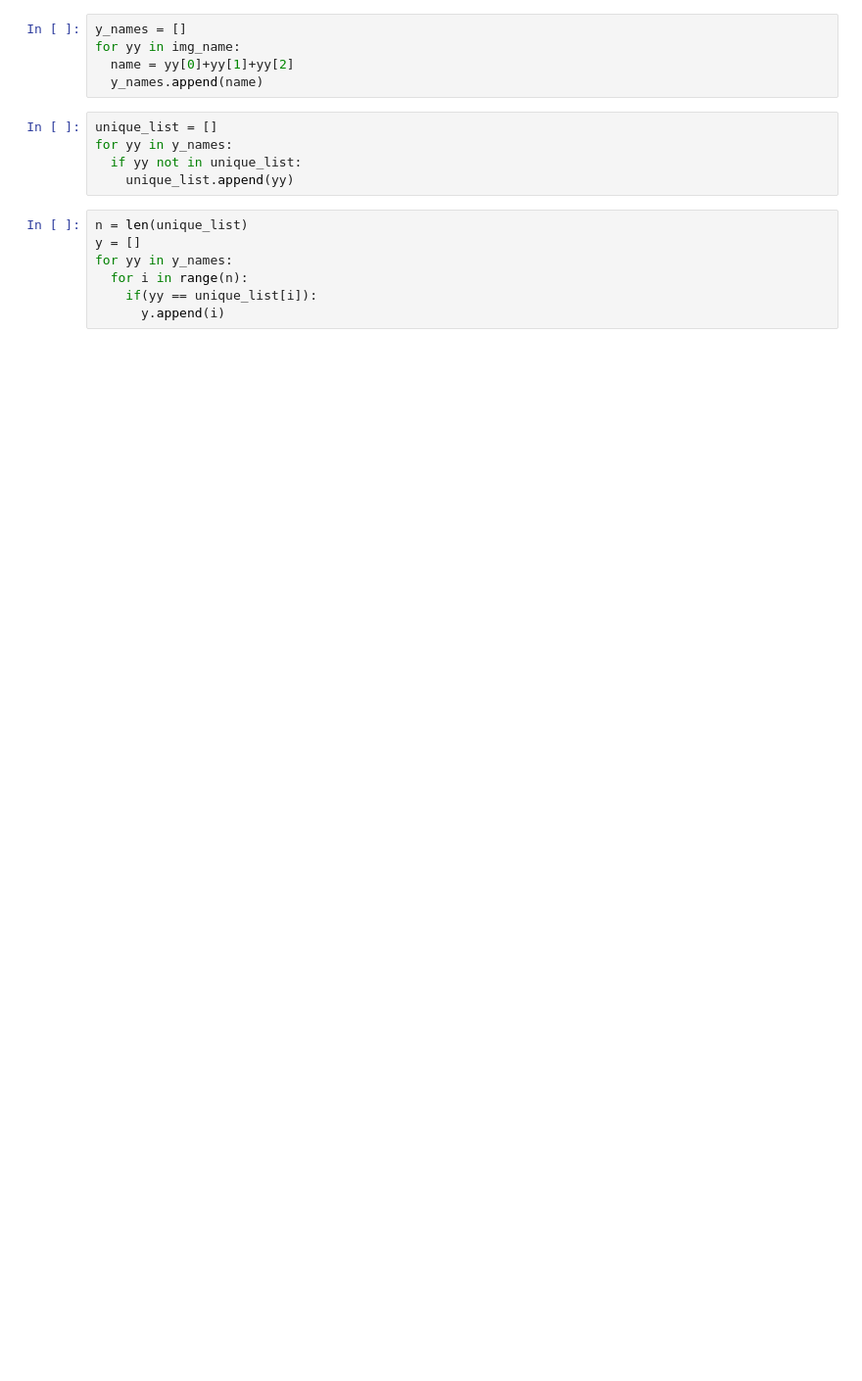
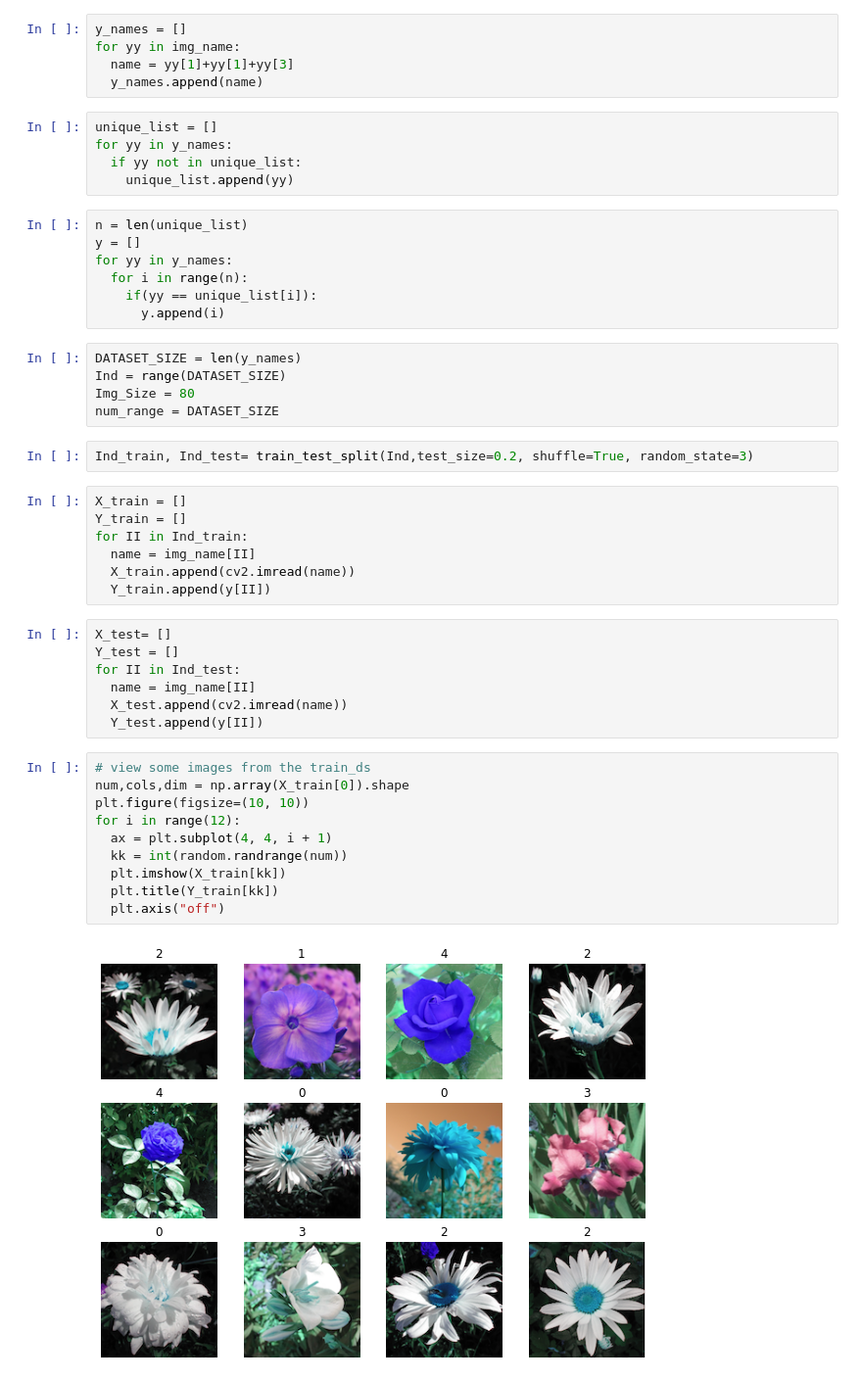
Before and after one commit to Fernanda101704/Basededados, a Jupyter notebook: Projeto_2_RN.ipynb, the cells around one changed output. Shown at 98% size. Cells and saved outputs as stored; diff of their text form; blank space fills up the shorter version.

```diff
--- a/Projeto_2_RN.ipynb
+++ b/Projeto_2_RN.ipynb
@@ -39,7 +43,7 @@ for FILE in Arq:
 # %%
 y_names = []
 for yy in img_name:
-  name = yy[0]+yy[1]+yy[2]
+  name = yy[1]+yy[1]+yy[3]
   y_names.append(name)
 # %%
 unique_list = []
@@ -53,3 +57,36 @@ for yy in y_names:
   for i in range(n):
     if(yy == unique_list[i]):
       y.append(i)
+# %%
+DATASET_SIZE = len(y_names)
+Ind = range(DATASET_SIZE)
+Img_Size = 80
+num_range = DATASET_SIZE
+# %%
+Ind_train, Ind_test= train_test_split(Ind,test_size=0.2, shuffle=True, random_state=3)
+# %%
+X_train = []
+Y_train = []
+for II in Ind_train:
+  name = img_name[II]
+  X_train.append(cv2.imread(name))
+  Y_train.append(y[II])
+# %%
+X_test= []
+Y_test = []
+for II in Ind_test:
+  name = img_name[II]
+  X_test.append(cv2.imread(name))
+  Y_test.append(y[II])
+# %%
+# view some images from the train_ds
+num,cols,dim = np.array(X_train[0]).shape
+plt.figure(figsize=(10, 10))
+for i in range(12):
+  ax = plt.subplot(4, 4, i + 1)
+  kk = int(random.randrange(num))
+  plt.imshow(X_train[kk])
+  plt.title(Y_train[kk])
+  plt.axis("off")
+# %% [output]
+[figure, added]
```
Also changed, not shown: parts of 7 cells of this notebook.
